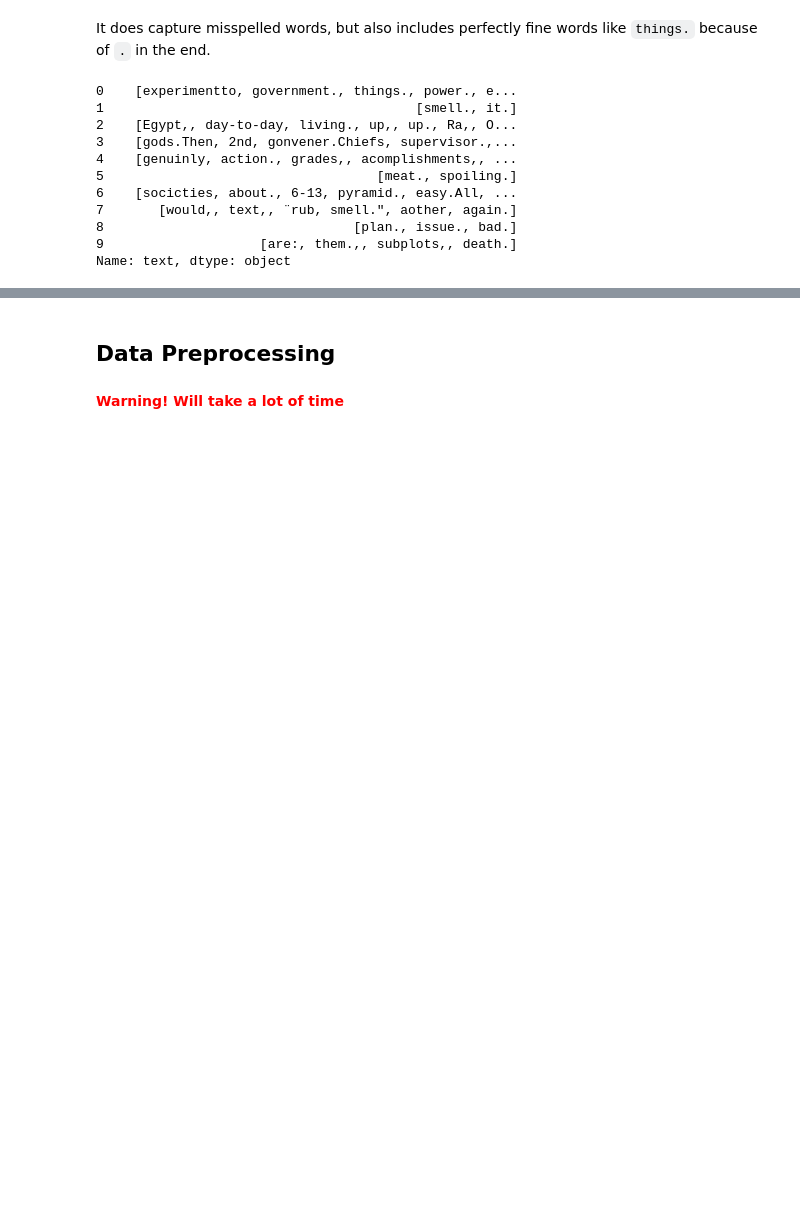
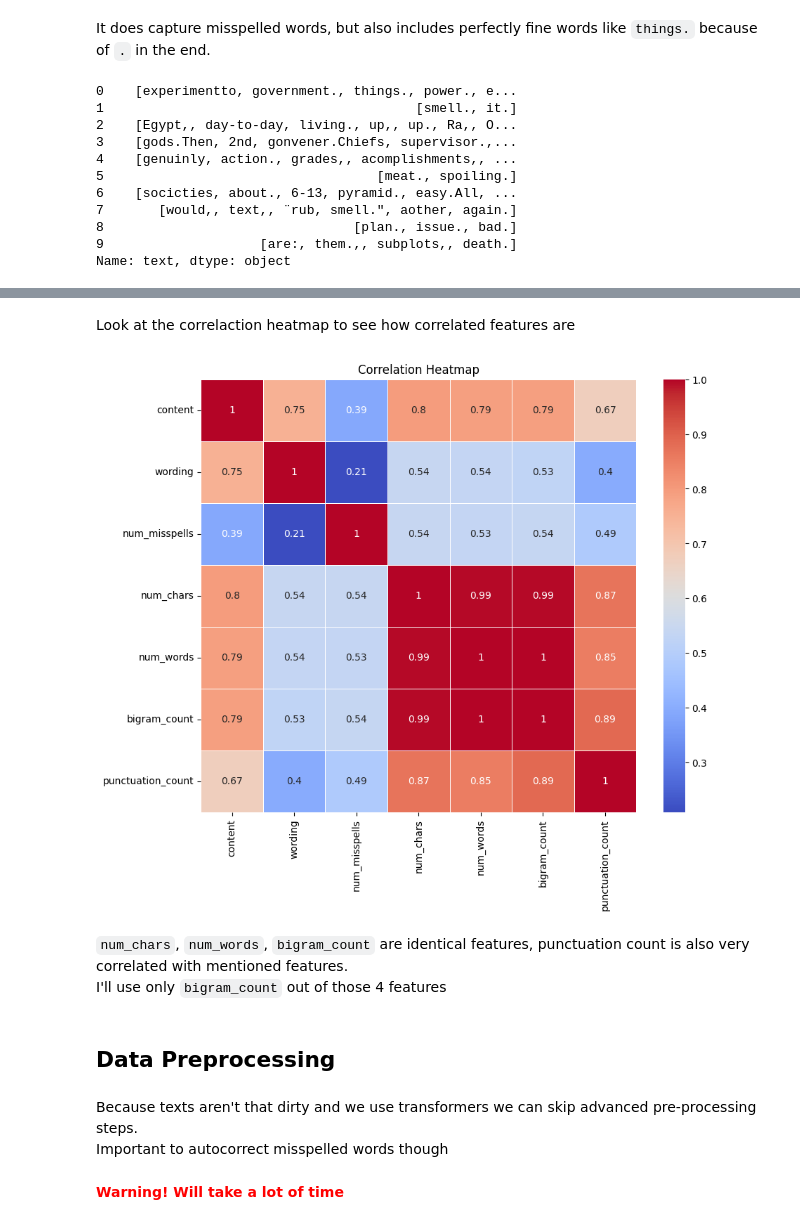
Before and after one commit to NochnoyRitzar/iasa_nlp_course, a Jupyter notebook: Lecture_2/lecture2_text_repr_classic_ml.ipynb, the cells around one changed output, grey strips where cells are left out. Cells and saved outputs as stored; diff of their text form; code cells hidden in the pictures; blank space fills up the shorter version.

```diff
--- a/Lecture_2/lecture2_text_repr_classic_ml.ipynb
+++ b/Lecture_2/lecture2_text_repr_classic_ml.ipynb
@@ -1321,0 +1347,3 @@ The third wave was an experimental see how people reacted to a new one leader go
+# %%
+tqdm.pandas()
+train_df[['auto_correct', 'num_misspells']] = train_df['text'].progress_apply(autocorrect_text)
@@ -1321,0 +1364,22 @@ The third wave was an experimental see how people reacted to a new one leader go
+# %%
+def count_bigrams(text):
+    # Tokenize the text into words
+    words = word_tokenize(text.lower())  # Convert to lowercase for case-insensitive matching
+
+    # Generate bigrams
+    bigrams = list(ngrams(words, 2))
+
+    return len(bigrams)
+
+def count_punctuation(text):
+    # Define a pattern to match punctuation symbols
+    punctuation_pattern = f"[{string.punctuation}]"
+
+    punctuation_count = len([char for char in text if char in string.punctuation])
+
+    return punctuation_count
+# %%
+train_df['num_chars'] = train_df['auto_correct'].apply(len)
+train_df['num_words'] = train_df['auto_correct'].apply(lambda x: len(x.split()))
+train_df['bigram_count'] = train_df['auto_correct'].apply(count_bigrams)
+train_df['punctuation_count'] = train_df['auto_correct'].apply(count_punctuation)
@@ -1322,4 +1395,22 @@ The third wave was an experimental see how people reacted to a new one leader go
+# %% [markdown]
+Look at the correlaction heatmap to see how correlated features are
+# %%
+plt.figure(figsize=(10, 8))
+
+sns.heatmap(train_df.corr(), annot=True, cmap="coolwarm", linewidths=.5)
+
+plt.title("Correlation Heatmap")
+
+plt.show()
+# %% [output]
+[figure, added]
+# %% [markdown]
+`num_chars`, `num_words`, `bigram_count` are identical features, punctuation count is also very correlated with mentioned features. <br>
+I'll use only `bigram_count` out of those 4 features
 # %% [markdown]
 ## Data Preprocessing
+# %% [markdown]
+Because texts aren't that dirty and we use transformers we can skip advanced pre-processing steps. <br>
+Important to autocorrect misspelled words though
 # %% [markdown]
 **<span style="color:red">Warning! Will take a lot of time</span>**
```
Also changed, not shown: parts of 43 cells of this notebook.
